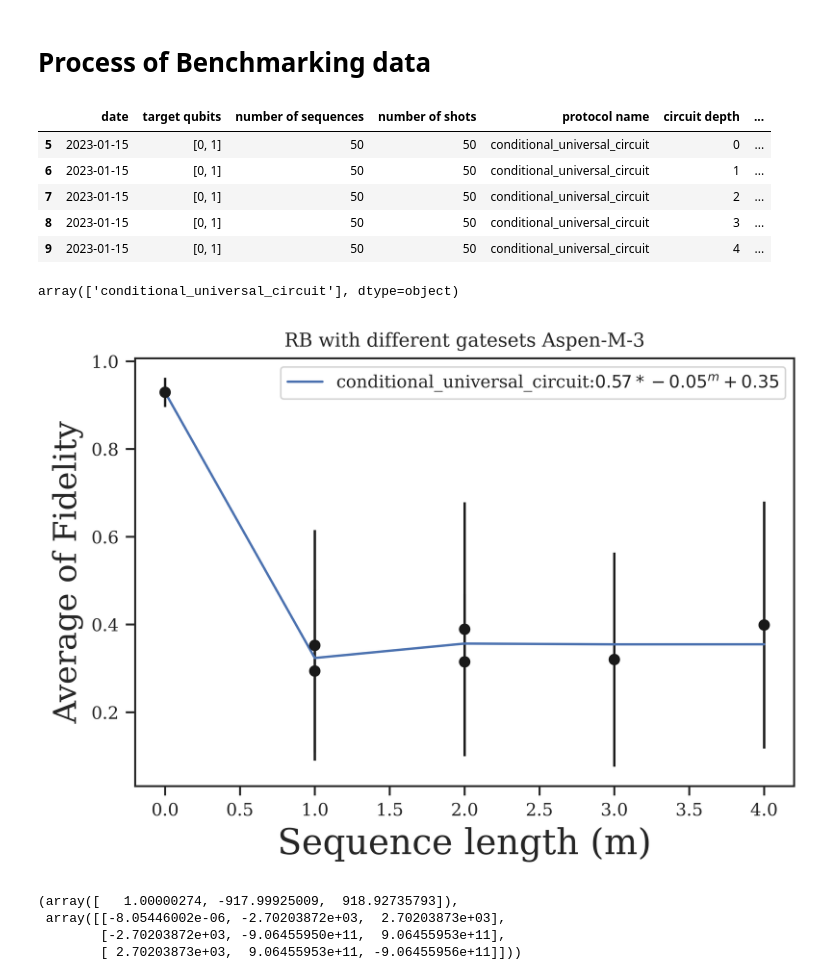
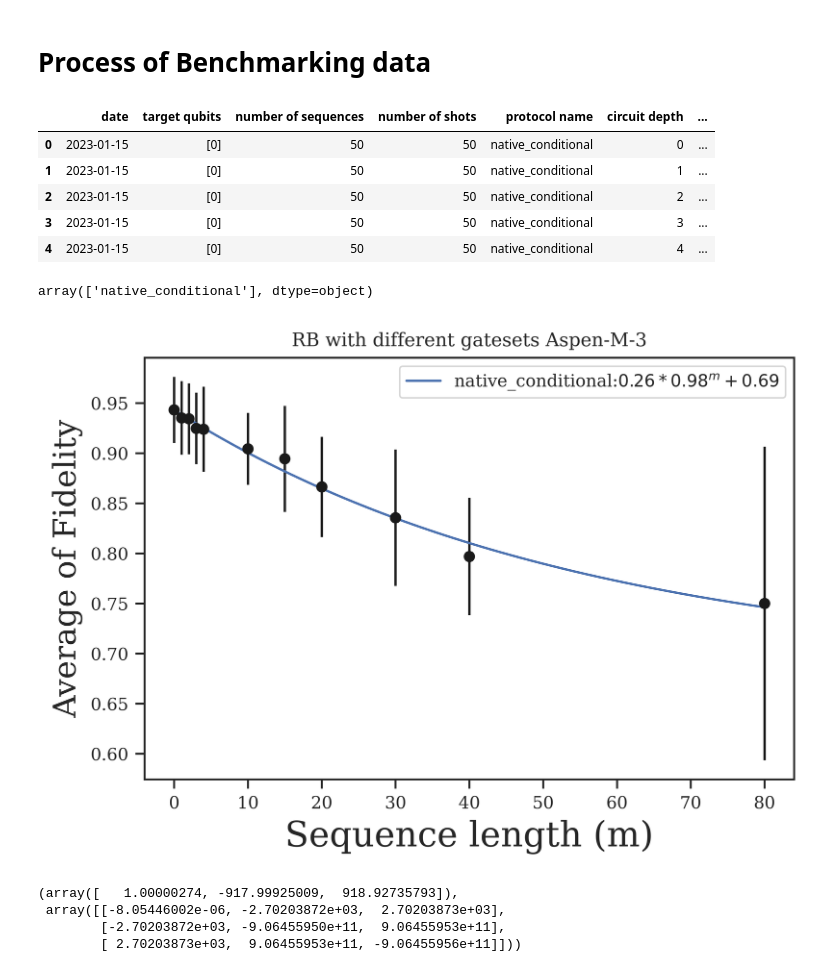
Before and after one commit to mmehrani/Randomized_Benchmarking_protocol, a Jupyter notebook: data_post_processing.ipynb, the cells around one changed output. Drawn from its saved outputs; the diff is of its cells as text; code cells hidden in the pictures.

```diff
--- a/data_post_processing.ipynb
+++ b/data_post_processing.ipynb
@@ -12,7 +12,7 @@ from scipy.optimize import curve_fit
 # %%
 sns.set_theme(context='paper', font= 'Serif', style = 'ticks')
 # %%
-target_qubits = [0,1]
+target_qubits = [0]
 n_qubits = len(target_qubits)
 
 epsilon = 0.01
@@ -59,11 +59,11 @@ for version in bench_versions:
 df.head()
 # %% [output]
 |  | date | target qubits | number of sequences | number of shots | protocol name | circuit depth | ... |
-| 5 | 2023-01-15 | [0, 1] | 50 | 50 | conditional_universal_circuit | 0 | ... |
-| 6 | 2023-01-15 | [0, 1] | 50 | 50 | conditional_universal_circuit | 1 | ... |
-| 7 | 2023-01-15 | [0, 1] | 50 | 50 | conditional_universal_circuit | 2 | ... |
-| 8 | 2023-01-15 | [0, 1] | 50 | 50 | conditional_universal_circuit | 3 | ... |
-| 9 | 2023-01-15 | [0, 1] | 50 | 50 | conditional_universal_circuit | 4 | ... |
+| 0 | 2023-01-15 | [0] | 50 | 50 | native_conditional | 0 | ... |
+| 1 | 2023-01-15 | [0] | 50 | 50 | native_conditional | 1 | ... |
+| 2 | 2023-01-15 | [0] | 50 | 50 | native_conditional | 2 | ... |
+| 3 | 2023-01-15 | [0] | 50 | 50 | native_conditional | 3 | ... |
+| 4 | 2023-01-15 | [0] | 50 | 50 | native_conditional | 4 | ... |
 # %%
 # avg_fdlty_dict
 # %%
@@ -82,29 +82,29 @@ df.head()
 # %%
 bench_versions
 # %% [output]
-array(['conditional_universal_circuit'], dtype=object)
+array(['native_conditional'], dtype=object)
 # %%
 fig = plt.figure(dpi = 800)
 ax = fig.add_subplot()
 
 epsilon = 0.01
 
-for version in ['conditional_universal_circuit']:
-# for version in ['native_conditional']:
+# for version in ['conditional_universal_circuit']:
+for version in ['native_conditional']:
 #     plot_bench_arrays(ax, version, epsilon)
     plot_decay(ordered_layers_dict[version][epsilon][:], avg_fdlty_dict[version][epsilon][:],
                err_fdlty_dict[version][epsilon][:], label = version, axes = ax)
 
 # plt.loglog()
 ax.set_xlabel('Sequence length (m)', fontsize=18)
 ax.set_ylabel('Average of Fidelity', fontsize=16)
 ax.set_title(r'RB with different gatesets {}'.format(noisy_machine))
 
 plt.legend()
 
 fig.savefig(os.path.join(path, 'RB_{}.png'.format(target_qubits)))
 # %% [output]
-[figure, old version]
+[figure, new version]
 # %%
 extrapolate_decay_func( ordered_layers_dict[version][epsilon][1:], avg_fdlty_dict[version][epsilon][1:])
 # %% [output]
```
Also changed, not shown: 4 other files.
